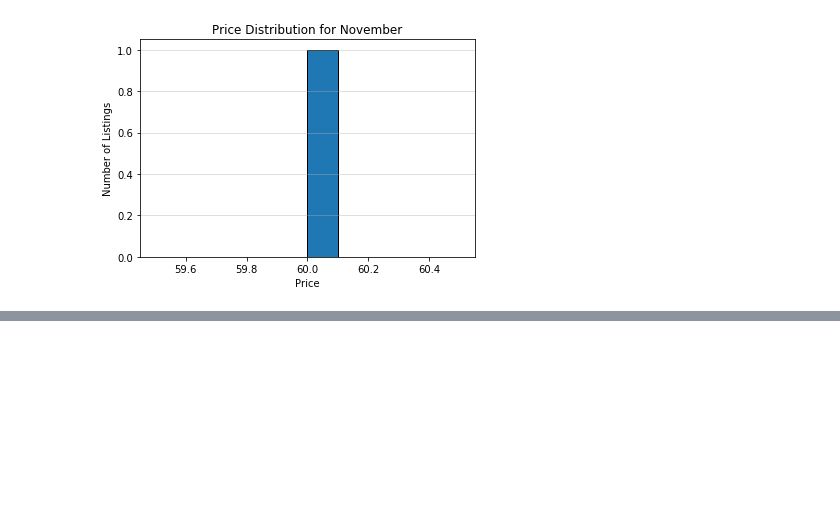
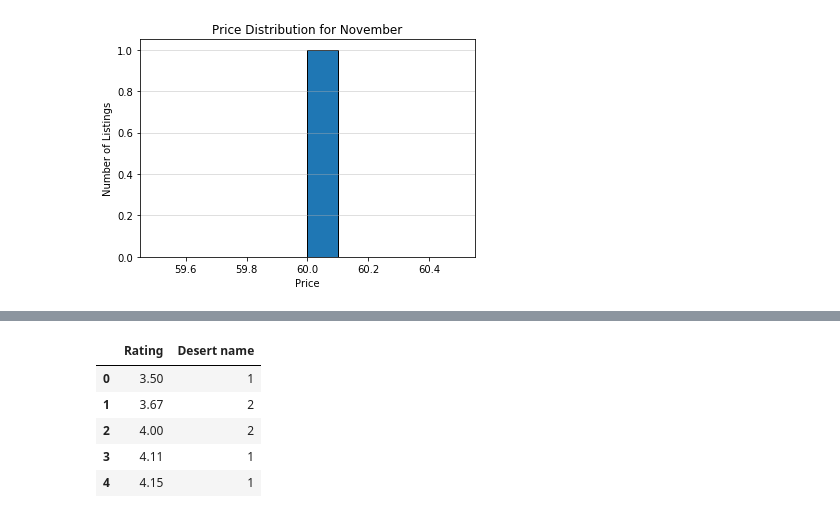
Before and after one commit to nvnehemias/airbnb-analytics-portfolio, a Jupyter notebook: airbnb-analytics-portfolio/notebooks/02_data_analysis.ipynb, the cells around one changed output, grey strips where cells are left out. Saved outputs shown, nothing was run; the diff lists cells and outputs as text; code cells hidden in the pictures; blank space fills up the shorter version.

```diff
--- a/airbnb-analytics-portfolio/notebooks/02_data_analysis.ipynb
+++ b/airbnb-analytics-portfolio/notebooks/02_data_analysis.ipynb
@@ -183,0 +183,9 @@ df_3.head()
+# %%
+group_rating_sorted.head()
+# %% [output]
+|  | Rating | Desert name |
+| 0 | 3.50 | 1 |
+| 1 | 3.67 | 2 |
+| 2 | 4.00 | 2 |
+| 3 | 4.11 | 1 |
+| 4 | 4.15 | 1 |
```
Also changed, not shown: parts of 6 cells of this notebook, 1 other file.
